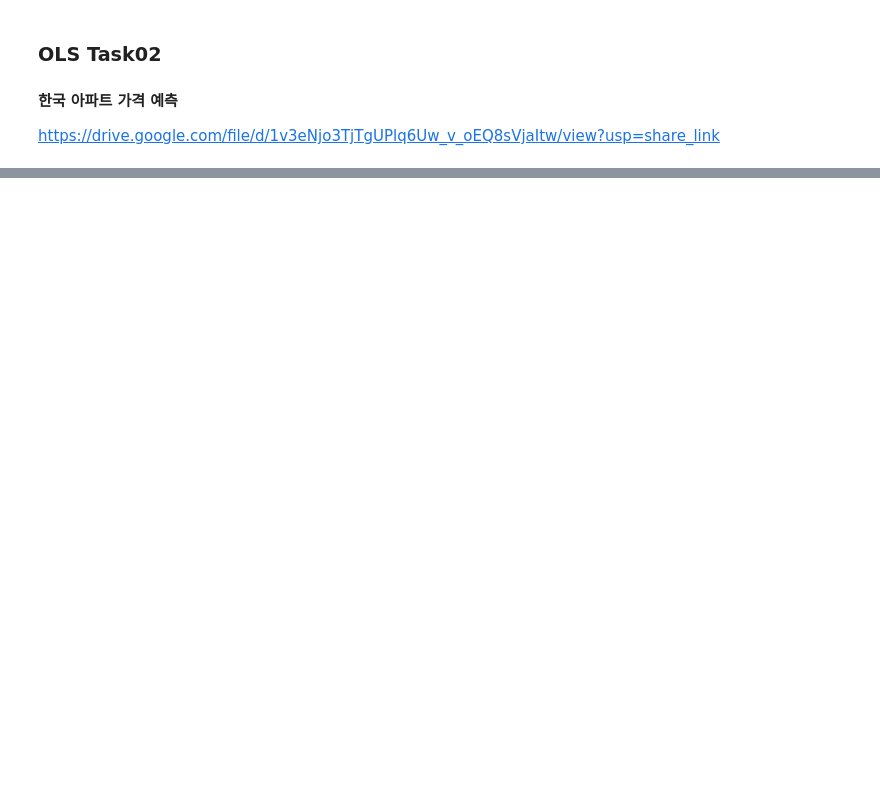
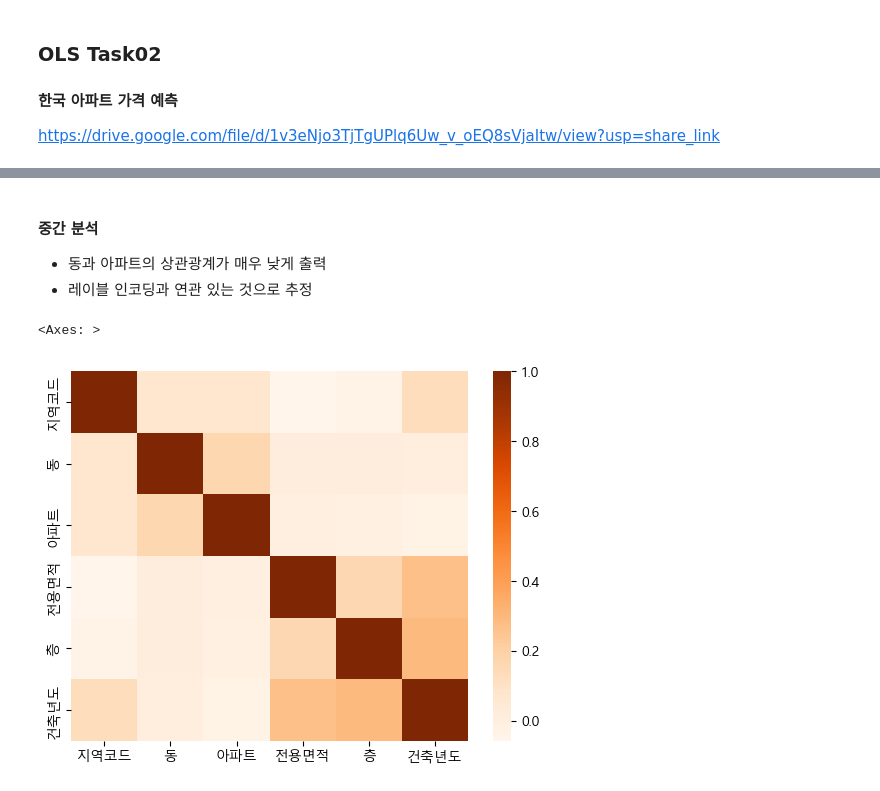
Before and after one commit to NoviceKim/machine-learning, a Jupyter notebook: c_regression/d_OLS_task02.ipynb, the cells around one changed output, grey strips where cells are left out. Cells and saved outputs as stored; diff of their text form; code cells hidden in the pictures; blank space fills up the shorter version.

```diff
--- a/c_regression/d_OLS_task02.ipynb
+++ b/c_regression/d_OLS_task02.ipynb
@@ -5,0 +280,4 @@ https://drive.google.com/file/d/1v3eNjo3TjTgUPlq6Uw_v_oEQ8sVjaItw/view?usp=share
+# %%
+# 이상치 제거
+pre_a_df = pre_a_df[pre_a_df['층'] > 0]
+pre_a_df
@@ -5,0 +298,2 @@ https://drive.google.com/file/d/1v3eNjo3TjTgUPlq6Uw_v_oEQ8sVjaItw/view?usp=share
+# %%
+pre_a_df['건축년도'] = pre_a_df['건축년도'].astype(np.int64)
@@ -5,0 +348,14 @@ https://drive.google.com/file/d/1v3eNjo3TjTgUPlq6Uw_v_oEQ8sVjaItw/view?usp=share
+# %%
+from sklearn.preprocessing import LabelEncoder
+
+# 동, 아파트 레이블 인코딩
+columns = ['동', '아파트']
+label_encoders = {}
+
+for column in columns:
+    encoder = LabelEncoder()
+    result = encoder.fit_transform(pre_a_df[column])
+    label_encoders[column] = encoder.classes_
+    pre_a_df[column] = result
+
+label_encoders
@@ -5,0 +398,5 @@ https://drive.google.com/file/d/1v3eNjo3TjTgUPlq6Uw_v_oEQ8sVjaItw/view?usp=share
+# %%
+# 거래 금액에서 , 제거 후 정수로 변환
+pre_a_df['거래금액'] = pre_a_df['거래금액'].str.replace(',', '').astype(np.int64)
+
+pre_a_df
@@ -5,0 +450,17 @@ https://drive.google.com/file/d/1v3eNjo3TjTgUPlq6Uw_v_oEQ8sVjaItw/view?usp=share
+# %% [markdown]
+#### 중간 분석
+- 동과 아파트의 상관광계가 매우 낮게 출력
+- 레이블 인코딩과 연관 있는 것으로 추정
+# %%
+import matplotlib.pyplot as plt
+import seaborn as sns
+
+# 폰트를 맑은 고딕으로 설정하고 한글 깨짐 방지
+plt.rcParams['font.family'] ='Malgun Gothic'
+plt.rcParams['axes.unicode_minus'] =False
+
+# 현재 feature간 상관관계 시각화
+sns.heatmap(pre_a_df.iloc[:, :-1].corr(), cmap='Oranges')
+# %% [output]
+<Axes: >
+[figure, added]
```
Also changed, not shown: parts of 96 cells of this notebook.
